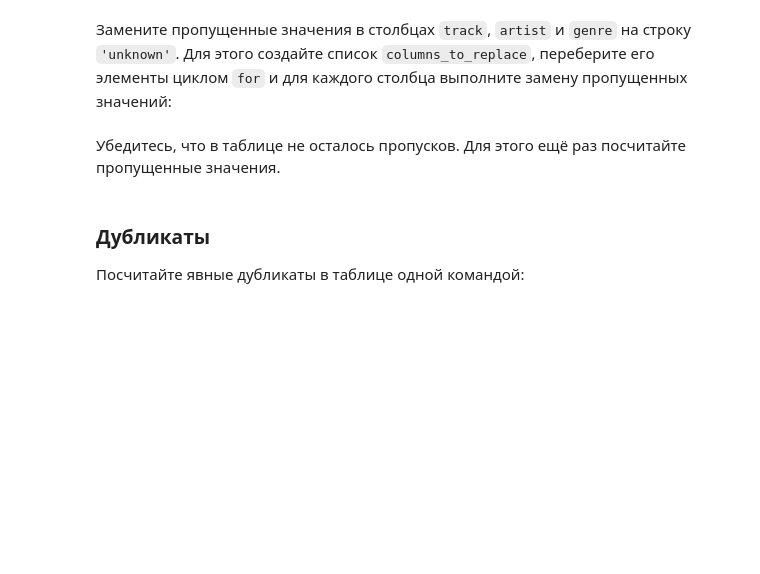
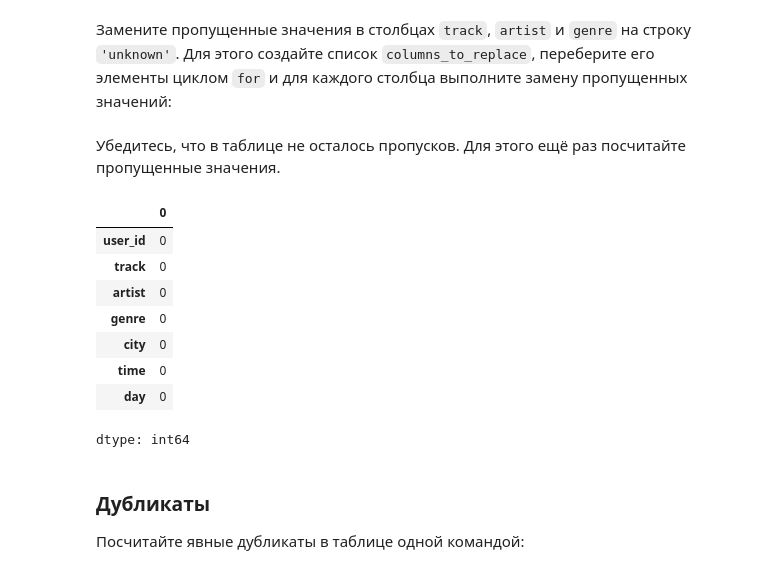
Before and after one commit to bakhodirabdullayevich/yandex_music, a Jupyter notebook: yandex_music_project.ipynb, the cells around one changed output. Saved outputs shown, nothing was run; the diff lists cells and outputs as text; code cells hidden in the pictures; blank space fills up the shorter version.

```diff
--- a/yandex_music_project.ipynb
+++ b/yandex_music_project.ipynb
@@ -117,3 +167,15 @@
+# %%
+df.isna().sum()
+# %% [output]
+|  | 0 |
+| user_id | 0 |
+| track | 0 |
+| artist | 0 |
+| genre | 0 |
+| city | 0 |
+| time | 0 |
+| day | 0 |
+dtype: int64
 # %% [markdown]
 ### Дубликаты
 Посчитайте явные дубликаты в таблице одной командой:
```
Also changed, not shown: parts of 23 cells of this notebook.
